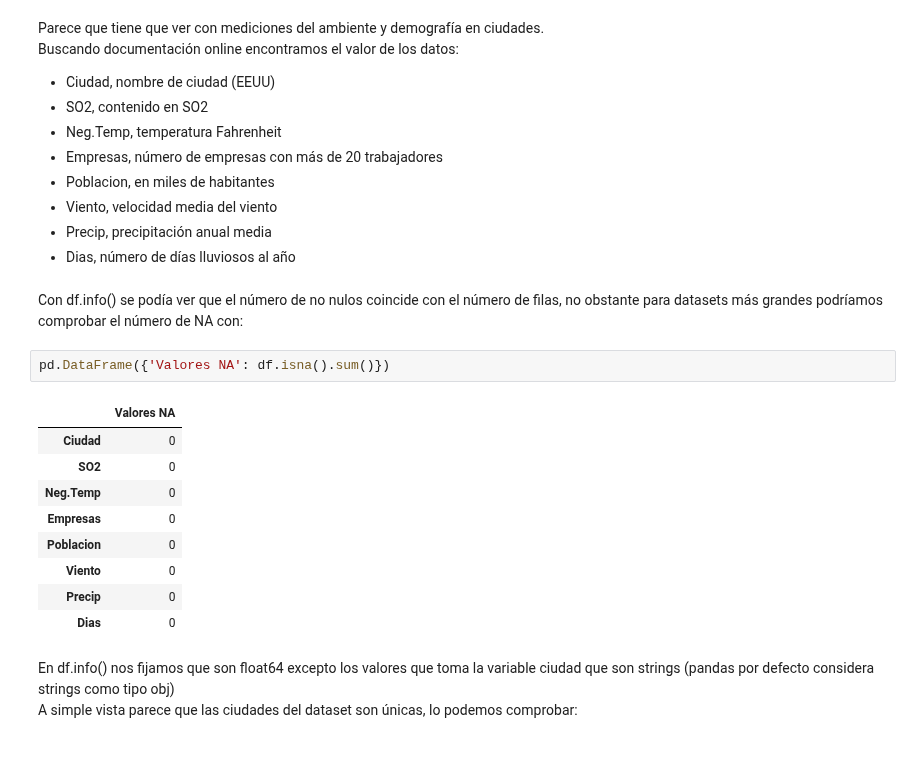
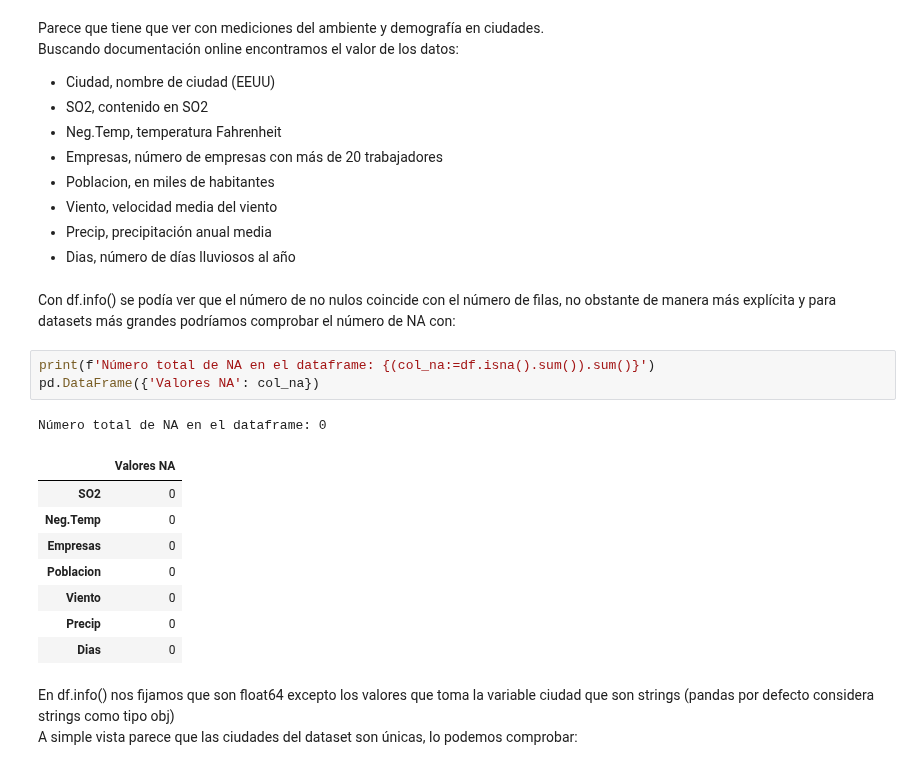
Before and after one commit to Alf-caput/P1_MineriaDeDatos, a Jupyter notebook: P3_ReduccionDimensionalidad/P3_ReduccionDimensionalidad.ipynb, the cells around one changed output. Drawn from its saved outputs; the diff is of its cells as text.

```diff
--- a/P3_ReduccionDimensionalidad/P3_ReduccionDimensionalidad.ipynb
+++ b/P3_ReduccionDimensionalidad/P3_ReduccionDimensionalidad.ipynb
@@ -66,19 +58,20 @@ Buscando documentación online encontramos el valor de los datos:
 - Precip, precipitación anual media
 - Dias, número de días lluviosos al año
 # %% [markdown]
-Con df.info() se podía ver que el número de no nulos coincide con el número de filas, no obstante para datasets más grandes podríamos comprobar el número de NA con:
+Con df.info() se podía ver que el número de no nulos coincide con el número de filas, no obstante de manera más explícita y para datasets más grandes podríamos comprobar el número de NA con:
-# %%
-pd.DataFrame({'Valores NA': df.isna().sum()})
-# %% [output]
-|  | Valores NA |
-| Ciudad | 0 |
-| SO2 | 0 |
-| Neg.Temp | 0 |
-| Empresas | 0 |
-| Poblacion | 0 |
-| Viento | 0 |
-| Precip | 0 |
-| Dias | 0 |
+# %%
+print(f'Número total de NA en el dataframe: {(col_na:=df.isna().sum()).sum()}')
+pd.DataFrame({'Valores NA': col_na})
+# %% [output]
+Número total de NA en el dataframe: 0
+|  | Valores NA |
+| SO2 | 0 |
+| Neg.Temp | 0 |
+| Empresas | 0 |
+| Poblacion | 0 |
+| Viento | 0 |
+| Precip | 0 |
+| Dias | 0 |
 # %% [markdown]
 En df.info() nos fijamos que son float64 excepto los valores que toma la variable ciudad que son strings (pandas por defecto considera strings como tipo obj)\
 A simple vista parece que las ciudades del dataset son únicas, lo podemos comprobar:
```
Also changed, not shown: parts of 6 cells of this notebook.
